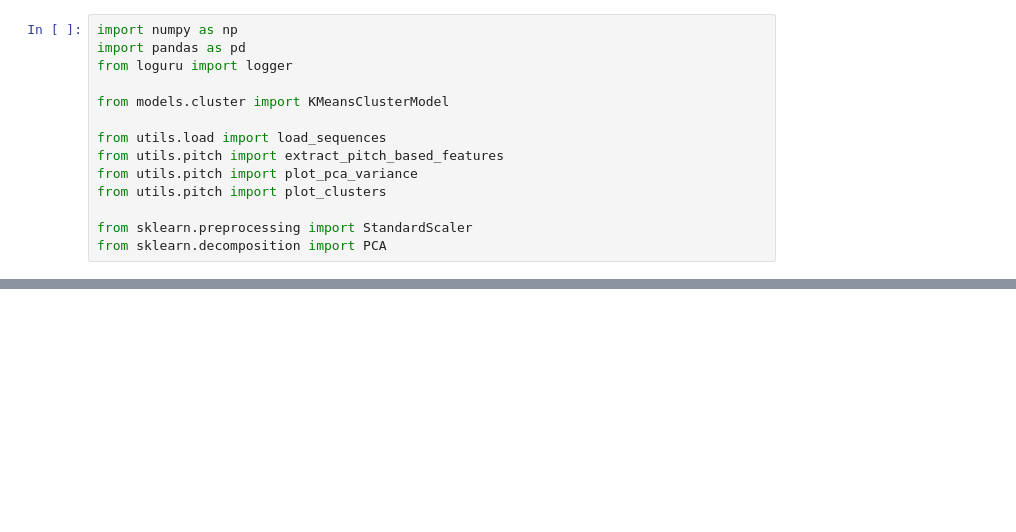
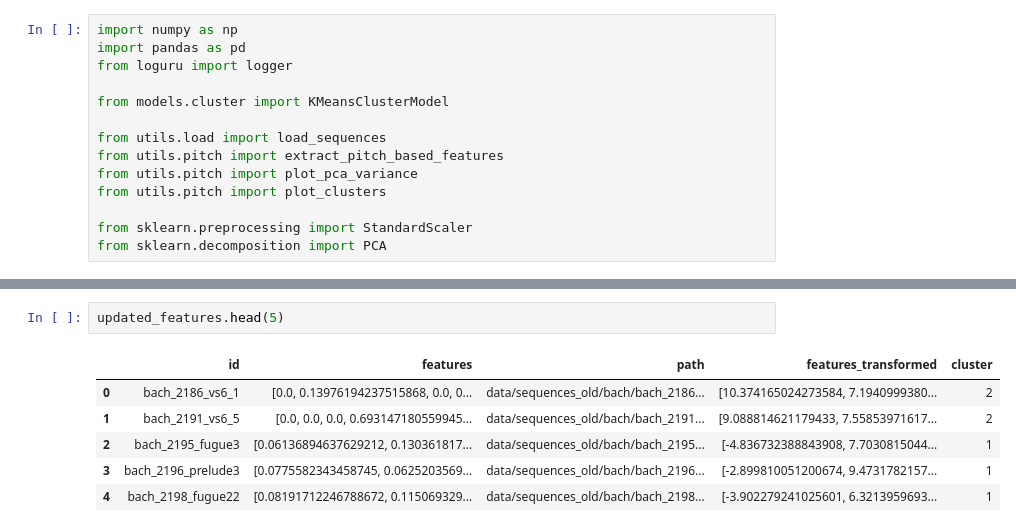
Before and after one commit to damiskov/project-02807, a Jupyter notebook: notebooks/pitch_based_clustering.ipynb, the cells around one changed output, grey strips where cells are left out. Drawn from its saved outputs; the diff is of its cells as text; blank space fills up the shorter version.

```diff
--- a/notebooks/pitch_based_clustering.ipynb
+++ b/notebooks/pitch_based_clustering.ipynb
@@ -76,0 +117,9 @@ Name: count, dtype: int64
+# %%
+updated_features.head(5)
+# %% [output]
+|  | id | features | path | features_transformed | cluster |
+| 0 | bach_2186_vs6_1 | [0.0, 0.13976194237515868, 0.0, 0... | data/sequences_old/bach/bach_2186... | [10.374165024273584, 7.1940999380... | 2 |
+| 1 | bach_2191_vs6_5 | [0.0, 0.0, 0.0, 0.693147180559945... | data/sequences_old/bach/bach_2191... | [9.088814621179433, 7.55853971617... | 2 |
+| 2 | bach_2195_fugue3 | [0.06136894637629212, 0.130361817... | data/sequences_old/bach/bach_2195... | [-4.836732388843908, 7.7030815044... | 1 |
+| 3 | bach_2196_prelude3 | [0.0775582343458745, 0.0625203569... | data/sequences_old/bach/bach_2196... | [-2.899810051200674, 9.4731782157... | 1 |
+| 4 | bach_2198_fugue22 | [0.08191712246788672, 0.115069329... | data/sequences_old/bach/bach_2198... | [-3.902279241025601, 6.3213959693... | 1 |
```
Also changed, not shown: parts of 3 cells of this notebook, 2 other files.
